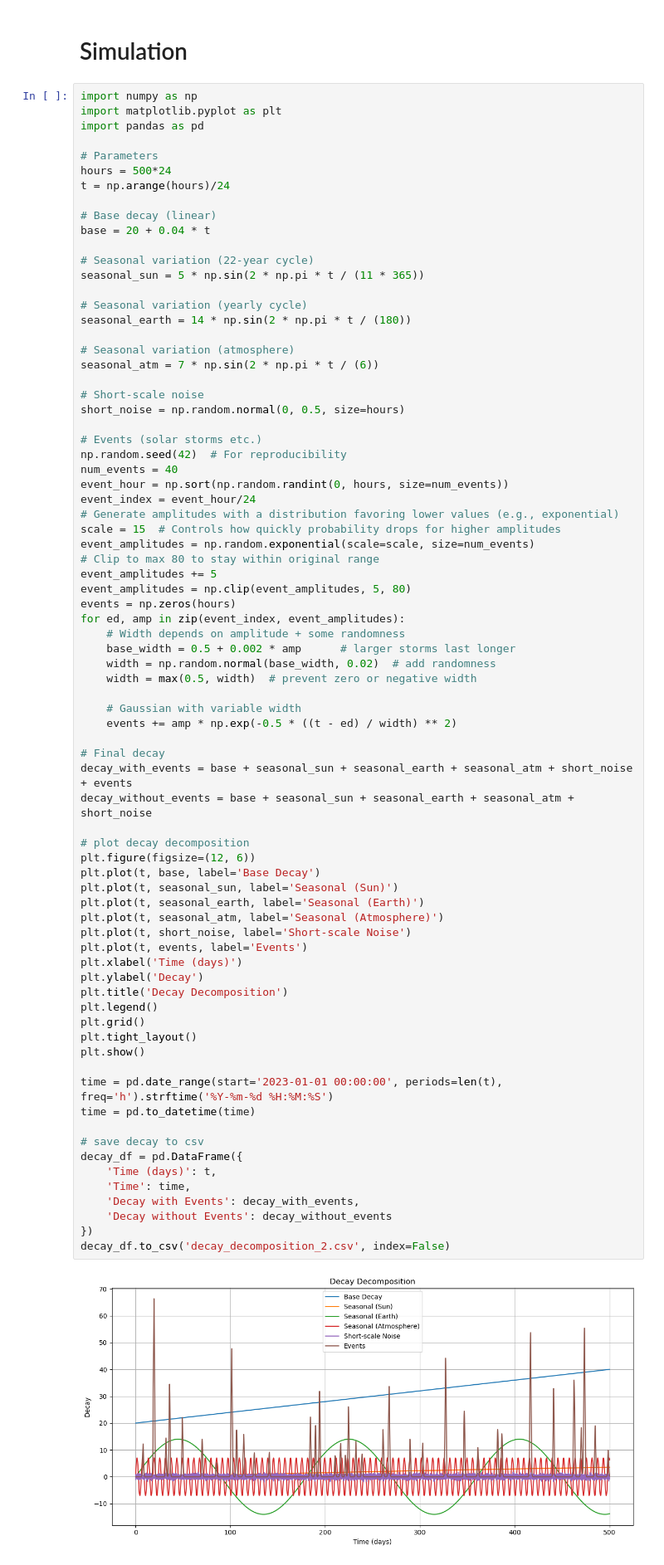
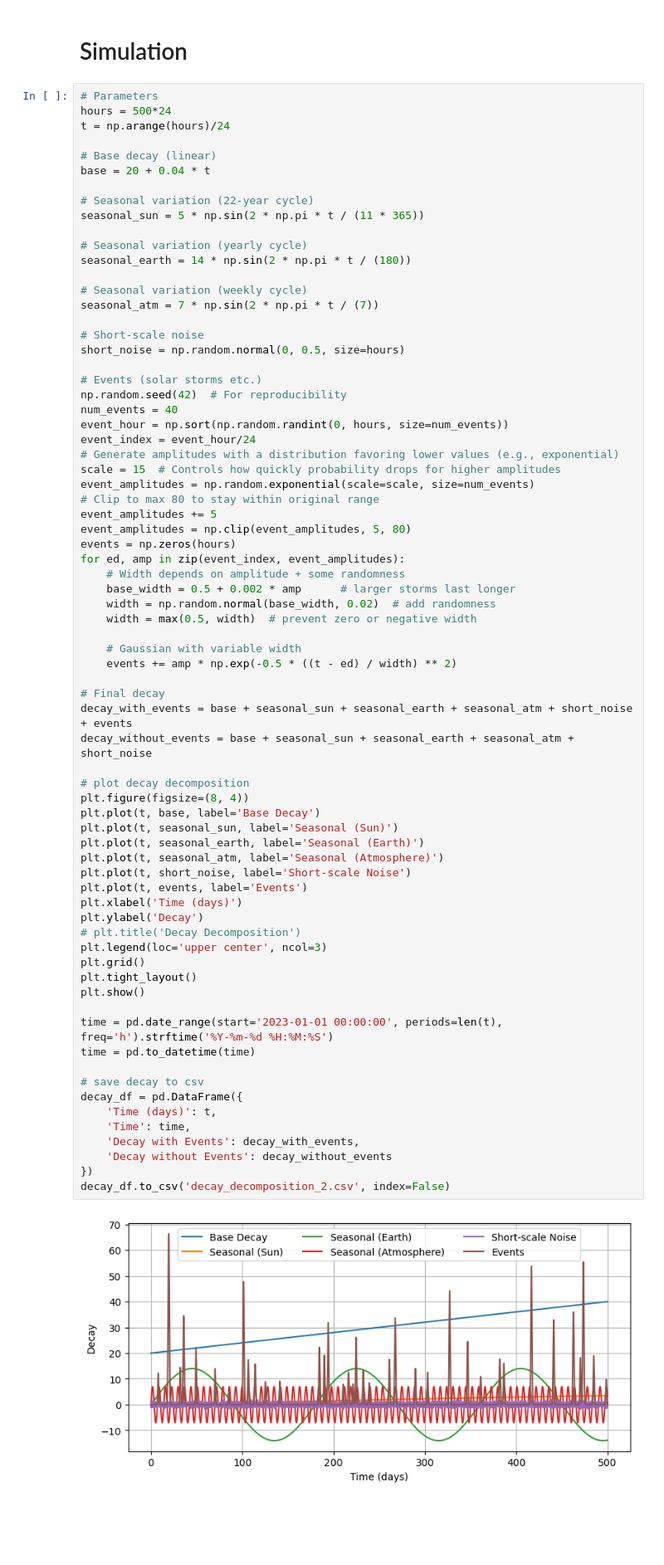
Before and after one commit to David-Student-Bern/MT, a Jupyter notebook: Analysis/Orbital_Decay/generated/complex_model.ipynb, the cells around one changed output. Shown at 83% size. Drawn from its saved outputs; the diff is of its cells as text; blank space fills up the shorter version.

```diff
--- a/Analysis/Orbital_Decay/generated/complex_model.ipynb
+++ b/Analysis/Orbital_Decay/generated/complex_model.ipynb
@@ -1,10 +16,6 @@
 # %% [markdown]
 # Simulation
 # %%
-import numpy as np
-import matplotlib.pyplot as plt
-import pandas as pd
-
 # Parameters
 hours = 500*24
 t = np.arange(hours)/24
@@ -18,8 +29,8 @@ seasonal_sun = 5 * np.sin(2 * np.pi * t / (11 * 365))
 # Seasonal variation (yearly cycle)
 seasonal_earth = 14 * np.sin(2 * np.pi * t / (180))
 
-# Seasonal variation (atmosphere)
-seasonal_atm = 7 * np.sin(2 * np.pi * t / (6))
+# Seasonal variation (weekly cycle)
+seasonal_atm = 7 * np.sin(2 * np.pi * t / (7))
 
 # Short-scale noise
 short_noise = np.random.normal(0, 0.5, size=hours)
@@ -47,37 +58,37 @@ for ed, amp in zip(event_index, event_amplitudes):
 
 # Final decay
 decay_with_events = base + seasonal_sun + seasonal_earth + seasonal_atm + short_noise + events
 decay_without_events = base + seasonal_sun + seasonal_earth + seasonal_atm + short_noise
 
 # plot decay decomposition
-plt.figure(figsize=(12, 6))
+plt.figure(figsize=(8, 4))
 plt.plot(t, base, label='Base Decay')
 plt.plot(t, seasonal_sun, label='Seasonal (Sun)')
 plt.plot(t, seasonal_earth, label='Seasonal (Earth)')
 plt.plot(t, seasonal_atm, label='Seasonal (Atmosphere)')
 plt.plot(t, short_noise, label='Short-scale Noise')
 plt.plot(t, events, label='Events')
 plt.xlabel('Time (days)')
 plt.ylabel('Decay')
-plt.title('Decay Decomposition')
-plt.legend()
+# plt.title('Decay Decomposition')
+plt.legend(loc='upper center', ncol=3)
 plt.grid()
 plt.tight_layout()
 plt.show()
 
 time = pd.date_range(start='2023-01-01 00:00:00', periods=len(t), freq='h').strftime('%Y-%m-%d %H:%M:%S')
 time = pd.to_datetime(time)
 
 # save decay to csv
 decay_df = pd.DataFrame({
     'Time (days)': t,
     'Time': time,
     'Decay with Events': decay_with_events,
     'Decay without Events': decay_without_events
 })
 decay_df.to_csv('decay_decomposition_2.csv', index=False)
 # %% [output]
-[figure, old version]
+[figure, new version]
 # %% [markdown]
 # Plot
 # %%
```
Also changed, not shown: parts of 8 cells of this notebook, 2 other files.
